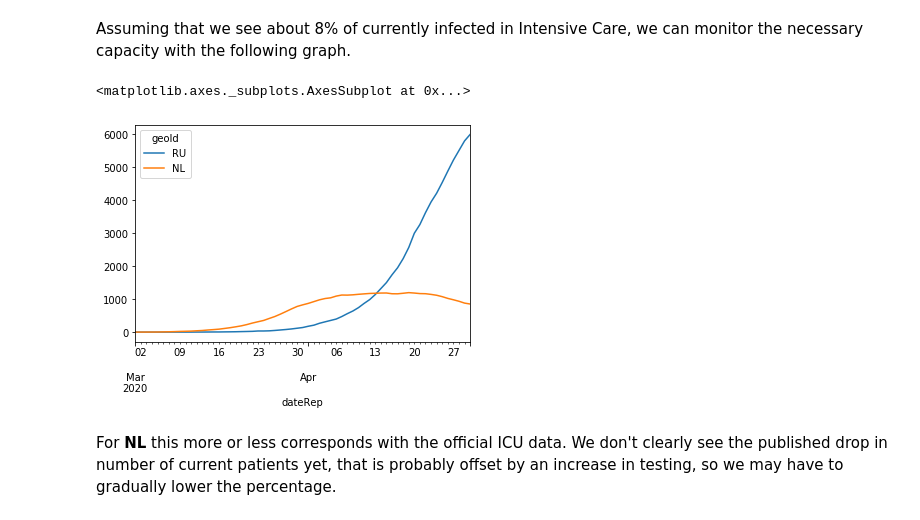
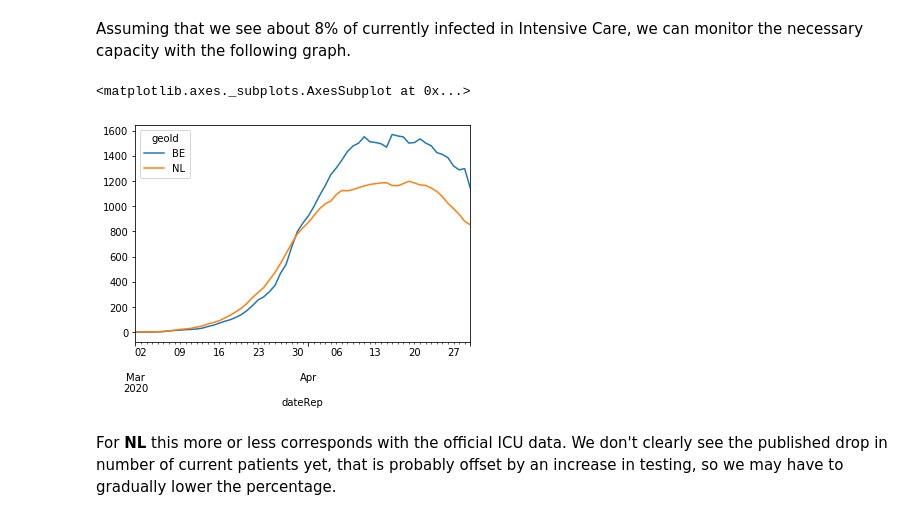
Before and after one commit to R3dje/COVID19, a Jupyter notebook: EUCDC.ipynb, the cells around one changed output. Drawn from its saved outputs; the diff is of its cells as text; code cells hidden in the pictures.

```diff
--- a/EUCDC.ipynb
+++ b/EUCDC.ipynb
@@ -211,10 +211,10 @@ df_geo['cases'][['CN', 'IT', 'ES', 'FR']].rolling(14).sum().plot()
 # %% [markdown]
 Assuming that we see about 8% of currently infected in Intensive Care, we can monitor the necessary capacity with the following graph.
 # %%
-(df_geo['cases'][['RU', 'NL']].rolling(14).sum().loc['20200301':] * 0.08).plot()
+(df_geo['cases'][['BE', 'NL']].rolling(14).sum().loc['20200301':] * 0.08).plot()
 # %% [output]
 <matplotlib.axes._subplots.AxesSubplot at 0x...>
-[figure, old version]
+[figure, new version]
 # %% [markdown]
 For __NL__ this more or less corresponds with the official ICU data. We don't clearly see the published drop in number of current patients yet, that is probably offset by an increase in testing, so we may have to gradually lower the percentage.
 # %%
```
Also changed, not shown: parts of 6 cells of this notebook, 2 other files.
